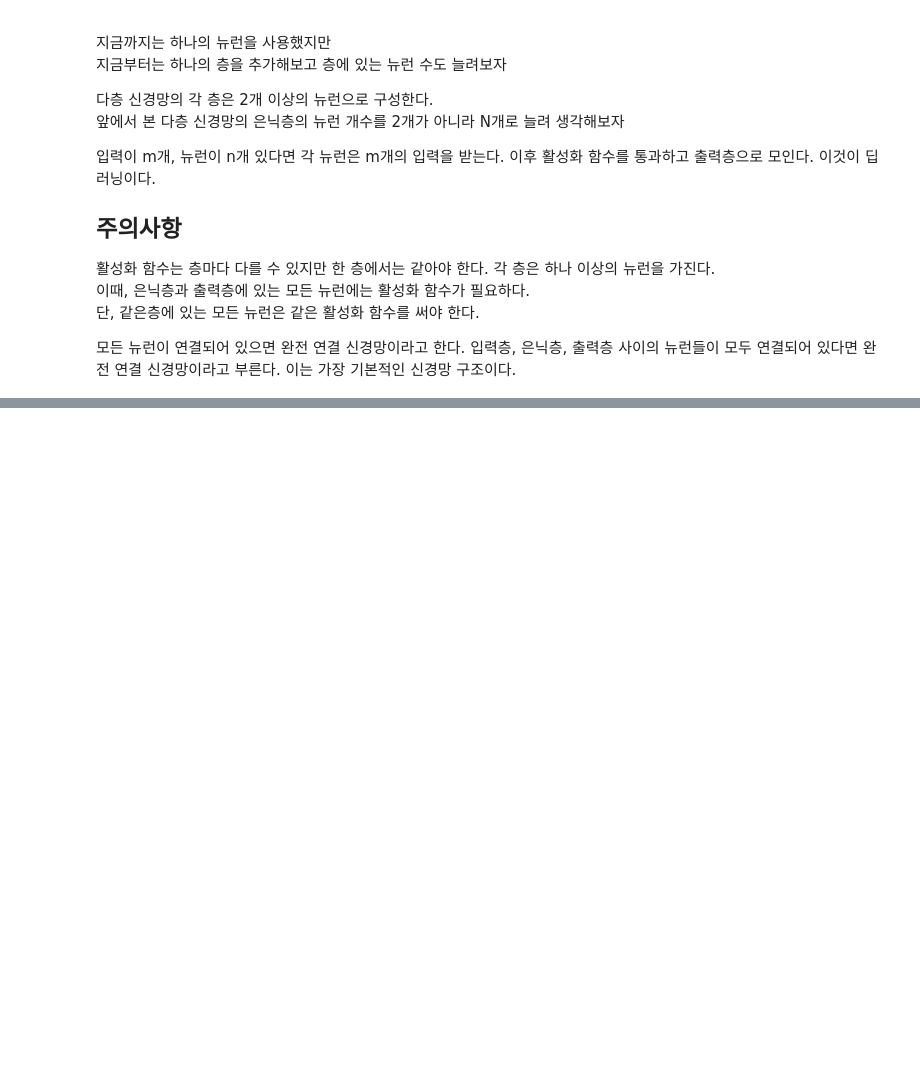
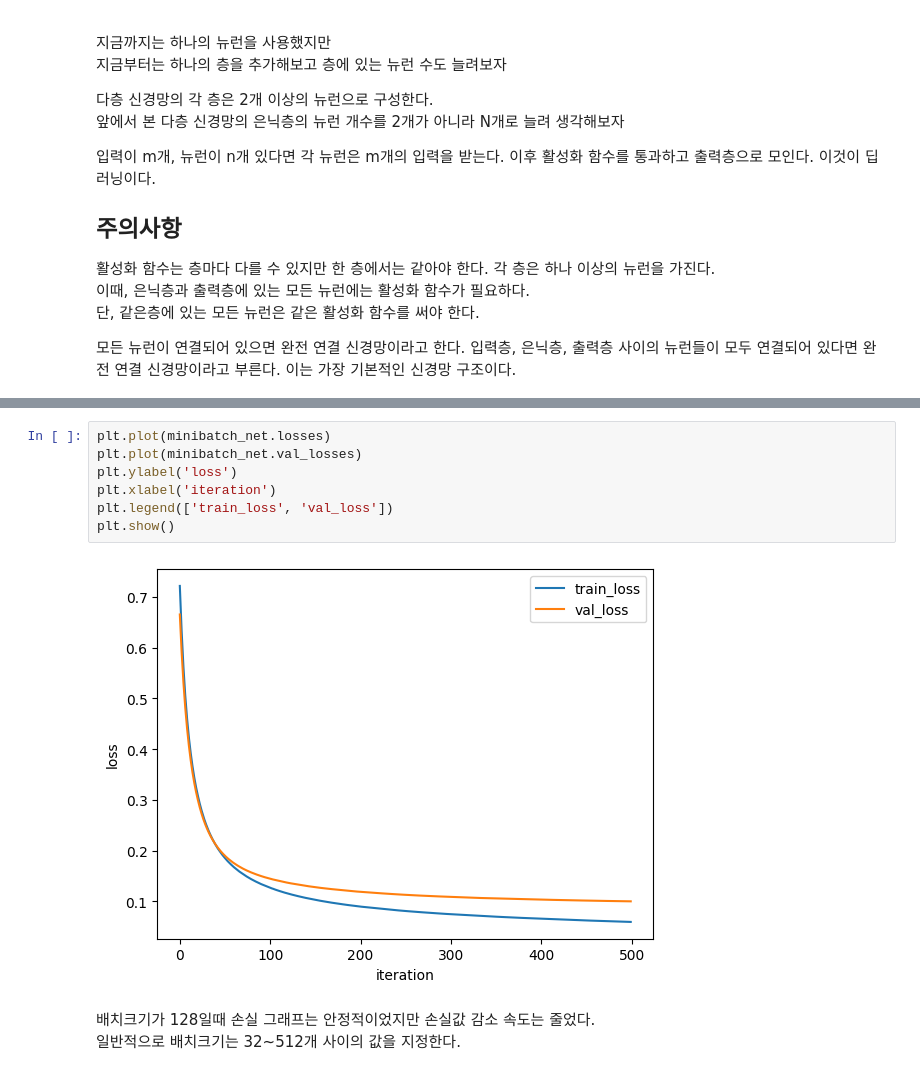
Before and after one commit to Tarel-Github/Artificial_Intelligence_practice, a Jupyter notebook: 02. Doit_DeepLearning/4-1. 다층신경망: 2개의 층을 연결.ipynb, the cells around one changed output, grey strips where cells are left out. Drawn from its saved outputs; the diff is of its cells as text; blank space fills up the shorter version.

```diff
--- a/02. Doit_DeepLearning/4-1. 다층신경망: 2개의 층을 연결.ipynb
+++ b/02. Doit_DeepLearning/4-1. 다층신경망: 2개의 층을 연결.ipynb
@@ -315,0 +492,12 @@ class DualLayer(SingleLayer):
+# %%
+plt.plot(minibatch_net.losses)
+plt.plot(minibatch_net.val_losses)
+plt.ylabel('loss')
+plt.xlabel('iteration')
+plt.legend(['train_loss', 'val_loss'])
+plt.show()
+# %% [output]
+[figure, added]
+# %% [markdown]
+배치크기가 128일때 손실 그래프는 안정적이었지만 손실값 감소 속도는 줄었다.
+일반적으로 배치크기는 32~512개 사이의 값을 지정한다.
```
Also changed, not shown: parts of 22 cells of this notebook.
